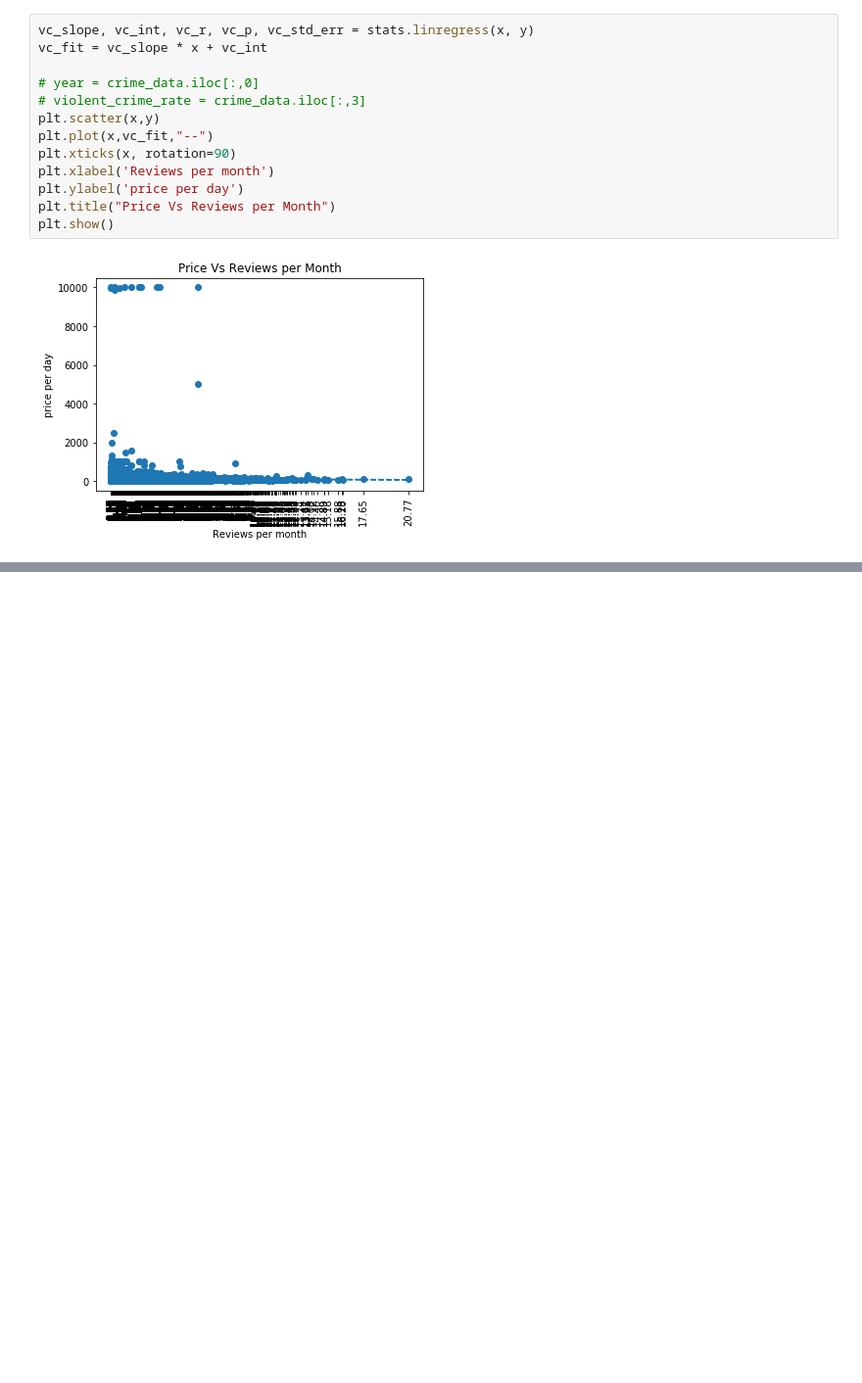
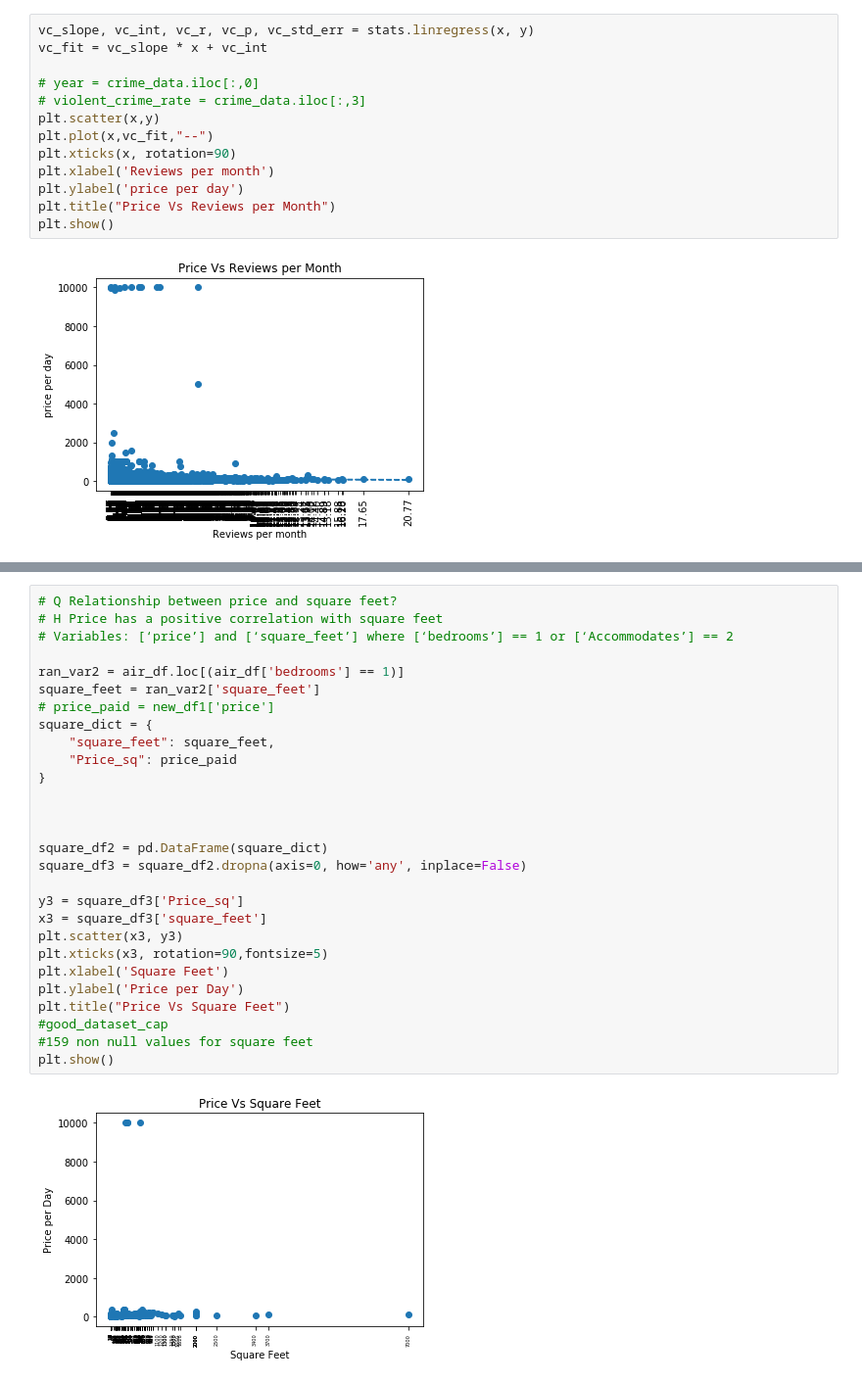
Before and after one commit to DerekTeed/project1_data, a Jupyter notebook: airbnbPy.ipynb, the cells around one changed output, grey strips where cells are left out. Shown: that part at 98% size. Saved outputs shown, nothing was run; the diff lists cells and outputs as text; blank space fills up the shorter version.

```diff
--- a/airbnbPy.ipynb
+++ b/airbnbPy.ipynb
@@ -187,0 +222,30 @@ round(['Tumor Volume (mm3)'].describe(),2)
+# %%
+# Q Relationship between price and square feet?
+# H Price has a positive correlation with square feet
+# Variables: [‘price’] and [‘square_feet’] where [‘bedrooms’] == 1 or [‘Accommodates’] == 2
+
+ran_var2 = air_df.loc[(air_df['bedrooms'] == 1)]
+square_feet = ran_var2['square_feet']
+# price_paid = new_df1['price']
+square_dict = {
+    "square_feet": square_feet,
+    "Price_sq": price_paid
+}
+
+
+
+square_df2 = pd.DataFrame(square_dict)
+square_df3 = square_df2.dropna(axis=0, how='any', inplace=False)
+
+y3 = square_df3['Price_sq']
+x3 = square_df3['square_feet']
+plt.scatter(x3, y3)
+plt.xticks(x3, rotation=90,fontsize=5)
+plt.xlabel('Square Feet')
+plt.ylabel('Price per Day')
+plt.title("Price Vs Square Feet")
+#good_dataset_cap
+#159 non null values for square feet
+plt.show()
+# %% [output]
+[figure, added]
```
Also changed, not shown: parts of 9 cells of this notebook, 1 other file.
